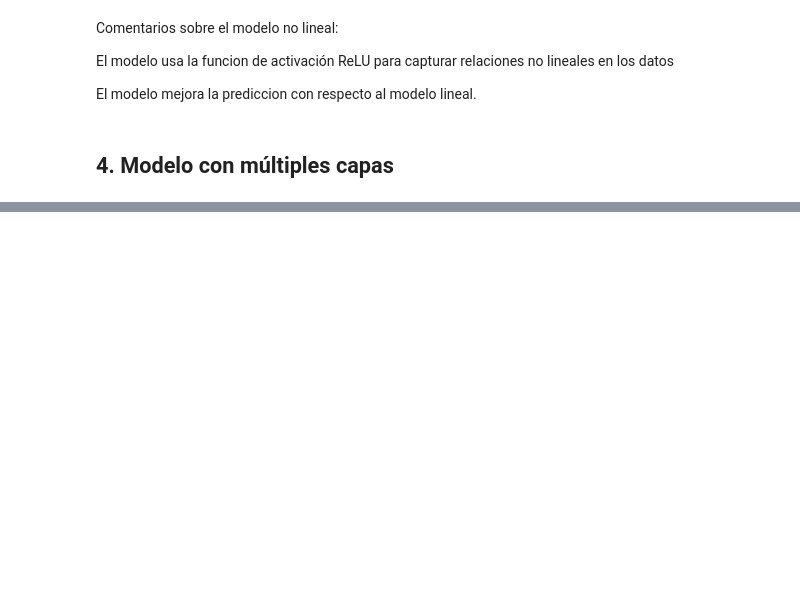
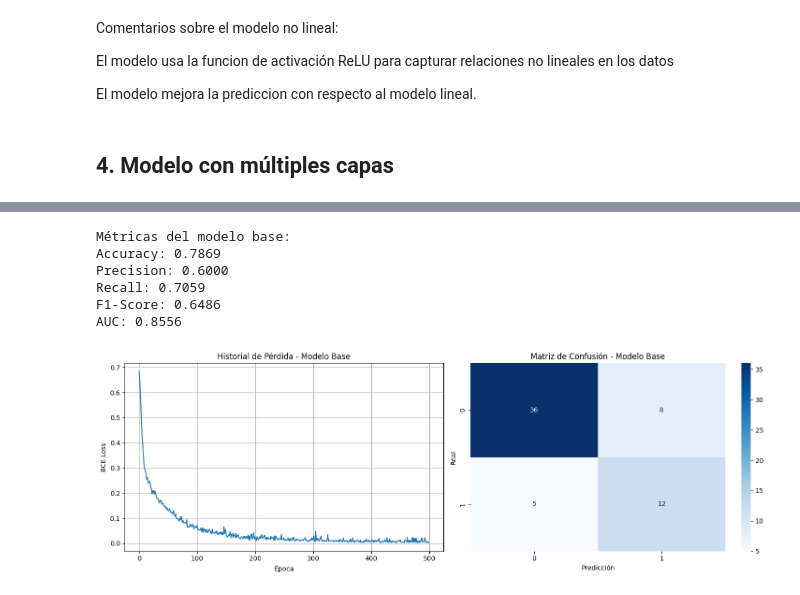
Before and after one commit to ErichGiusseppe/mastering_machine_learning, a Jupyter notebook: Haider.ipynb, the cells around one changed output, grey strips where cells are left out. Saved outputs shown, nothing was run; the diff lists cells and outputs as text; code cells hidden in the pictures; blank space fills up the shorter version.

```diff
--- a/Haider.ipynb
+++ b/Haider.ipynb
@@ -761,0 +771,60 @@ Se realizo con tres capas de 20 10 5 neuranas respectivamnete.
+# %%
+# Función de evaluación para clasificación
+def evaluate_classifier(model, x_test, y_test):
+    model.eval()
+    with torch.no_grad():
+        pred_prob = model(x_test).squeeze()
+        pred_binary = (pred_prob > 0.5).float()
+
+    # Convertir a numpy para métricas
+    y_true = y_test.numpy()
+    y_pred = pred_binary.numpy()
+    y_prob = pred_prob.numpy()
+
+    # Calcular métricas
+    accuracy = accuracy_score(y_true, y_pred)
+    precision = precision_score(y_true, y_pred, zero_division=0)
+    recall = recall_score(y_true, y_pred, zero_division=0)
+    f1 = f1_score(y_true, y_pred, zero_division=0)
+    auc = roc_auc_score(y_true, y_prob)
+
+    return accuracy, precision, recall, f1, auc, y_pred, y_prob
+
+# Evaluar modelo base
+acc_base, prec_base, rec_base, f1_base, auc_base, pred_base, prob_base = evaluate_classifier(model_heart_base, x_test_heart, y_test_heart)
+
+print("Métricas del modelo base:")
+print(f"Accuracy: {acc_base:.4f}")
+print(f"Precision: {prec_base:.4f}")
+print(f"Recall: {rec_base:.4f}")
+print(f"F1-Score: {f1_base:.4f}")
+print(f"AUC: {auc_base:.4f}")
+# %% [output]
+Métricas del modelo base:
+Accuracy: 0.7869
+Precision: 0.6000
+Recall: 0.7059
+F1-Score: 0.6486
+AUC: 0.8556
+# %%
+# Visualizar resultados del modelo base
+fig, axes = plt.subplots(1, 2, figsize=(15, 5))
+
+# Historial de pérdida
+axes[0].plot(loss_history_heart_base)
+axes[0].set_title('Historial de Pérdida - Modelo Base')
+axes[0].set_xlabel('Época')
+axes[0].set_ylabel('BCE Loss')
+axes[0].grid(True)
+
+# Matriz de confusión
+cm = confusion_matrix(y_test_heart.numpy(), pred_base)
+sns.heatmap(cm, annot=True, fmt='d', cmap='Blues', ax=axes[1])
+axes[1].set_title('Matriz de Confusión - Modelo Base')
+axes[1].set_xlabel('Predicción')
+axes[1].set_ylabel('Real')
+
+plt.tight_layout()
+plt.show()
+# %% [output]
+[figure, added]
```
Also changed, not shown: parts of 86 cells of this notebook.
